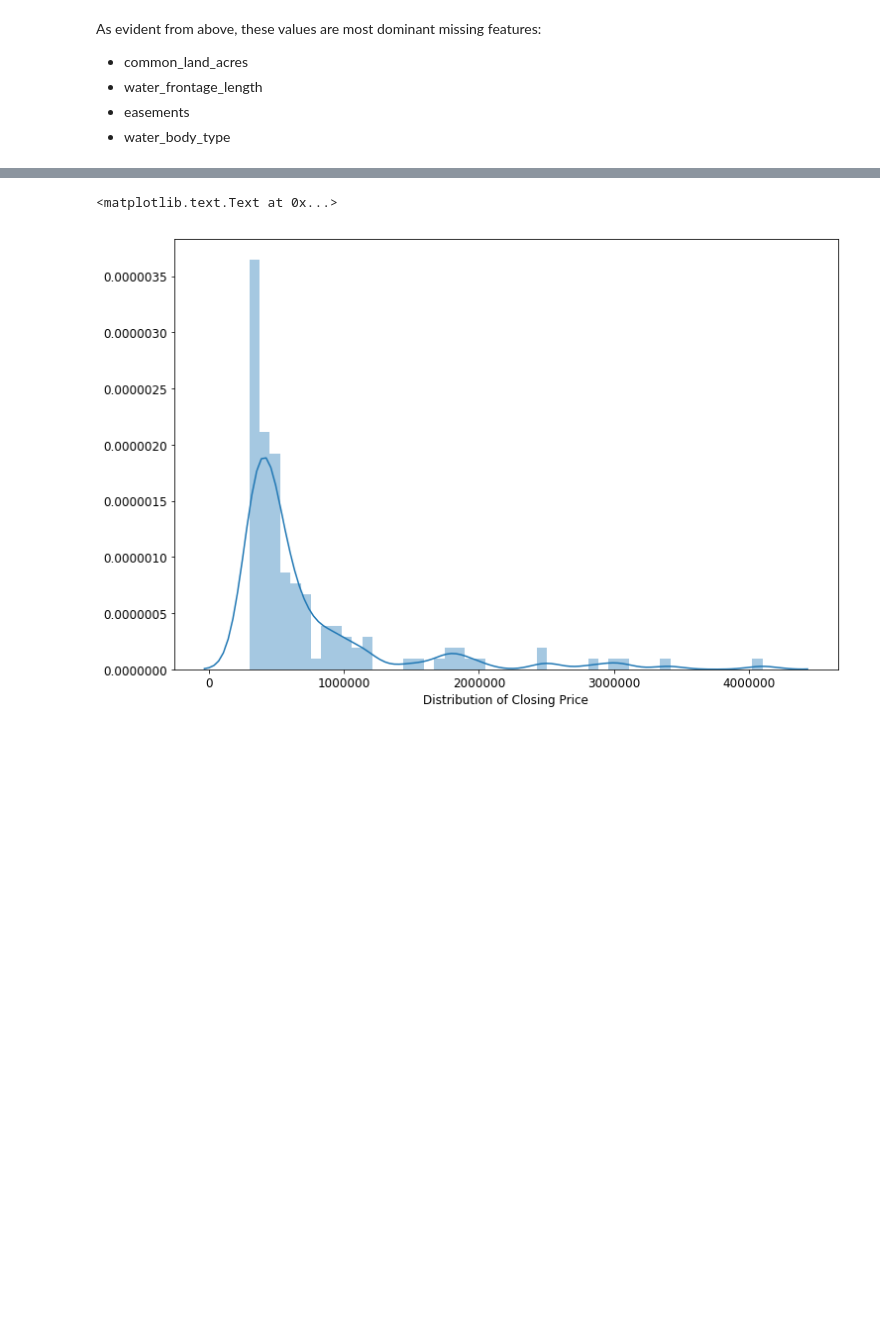
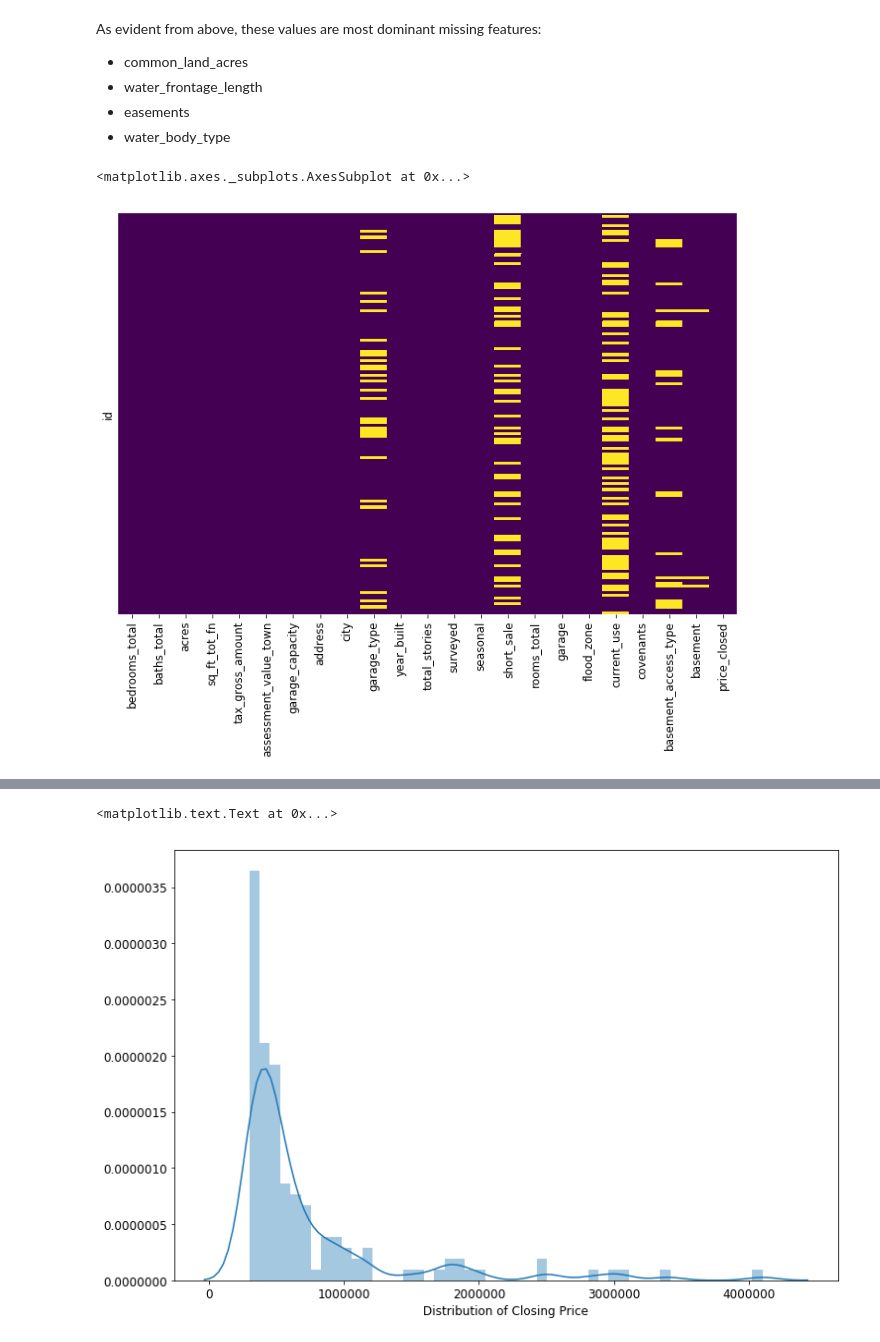
Before and after one commit to minhchan11/GA-Capstone-RealEstate, a Jupyter notebook: notebooks/real-estate-vermont-eda.ipynb, the cells around one changed output, grey strips where cells are left out. Drawn from its saved outputs; the diff is of its cells as text; code cells hidden in the pictures; blank space fills up the shorter version.

```diff
--- a/notebooks/real-estate-vermont-eda.ipynb
+++ b/notebooks/real-estate-vermont-eda.ipynb
@@ -127,3 +131,13 @@ As evident from above, these values are most dominant missing features:
 - water_frontage_length
 - easements
 - water_body_type
+# %%
+df = df.drop(['common_land_acres','water_frontage_length','easements','water_body_type'],axis=1)
+# %%
+for col in ['acres','garage_capacity','tax_gross_amount','assessment_value_town']:
+    df[col] = df[col].fillna(df[col].mean())
+# %%
+sns.heatmap(df.isnull(),yticklabels=False,cbar=False,cmap='viridis')
+# %% [output]
+<matplotlib.axes._subplots.AxesSubplot at 0x...>
+[figure, added]
```
Also changed, not shown: parts of 18 cells of this notebook, 11 other files.
